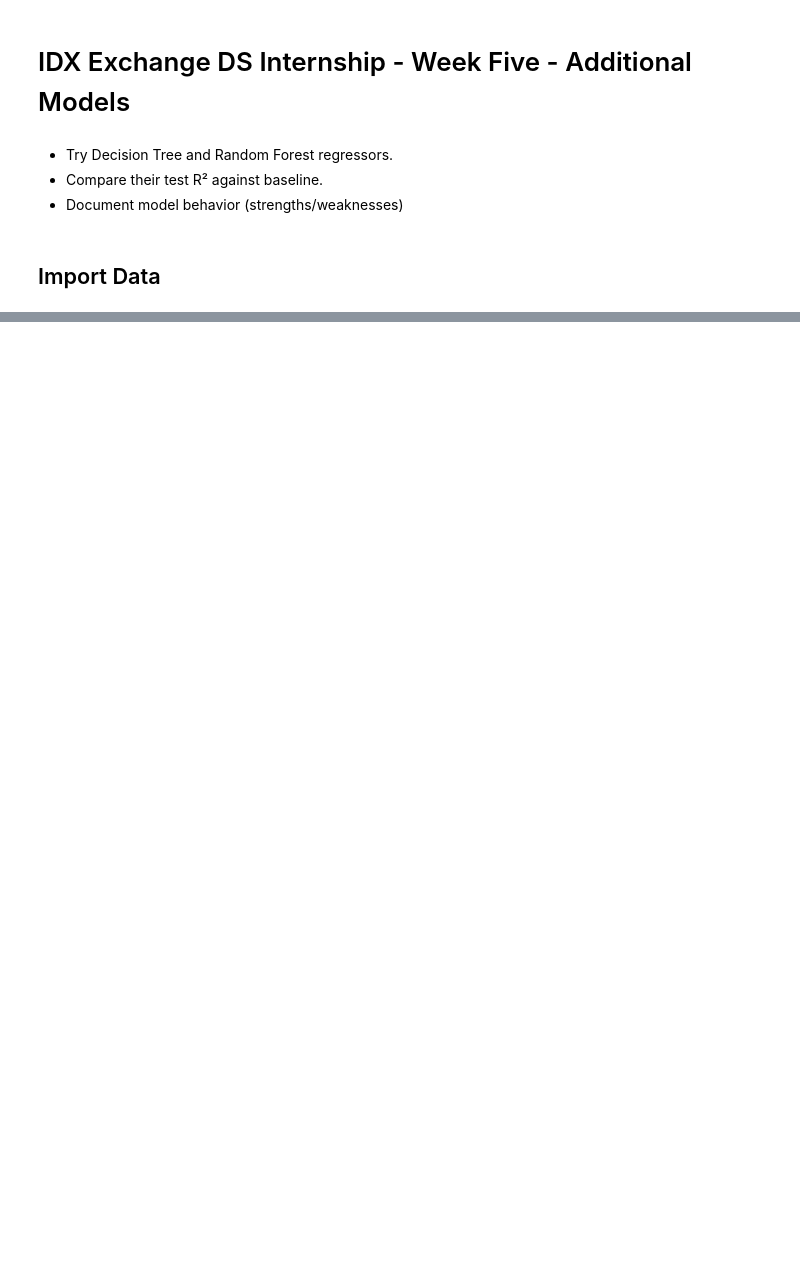
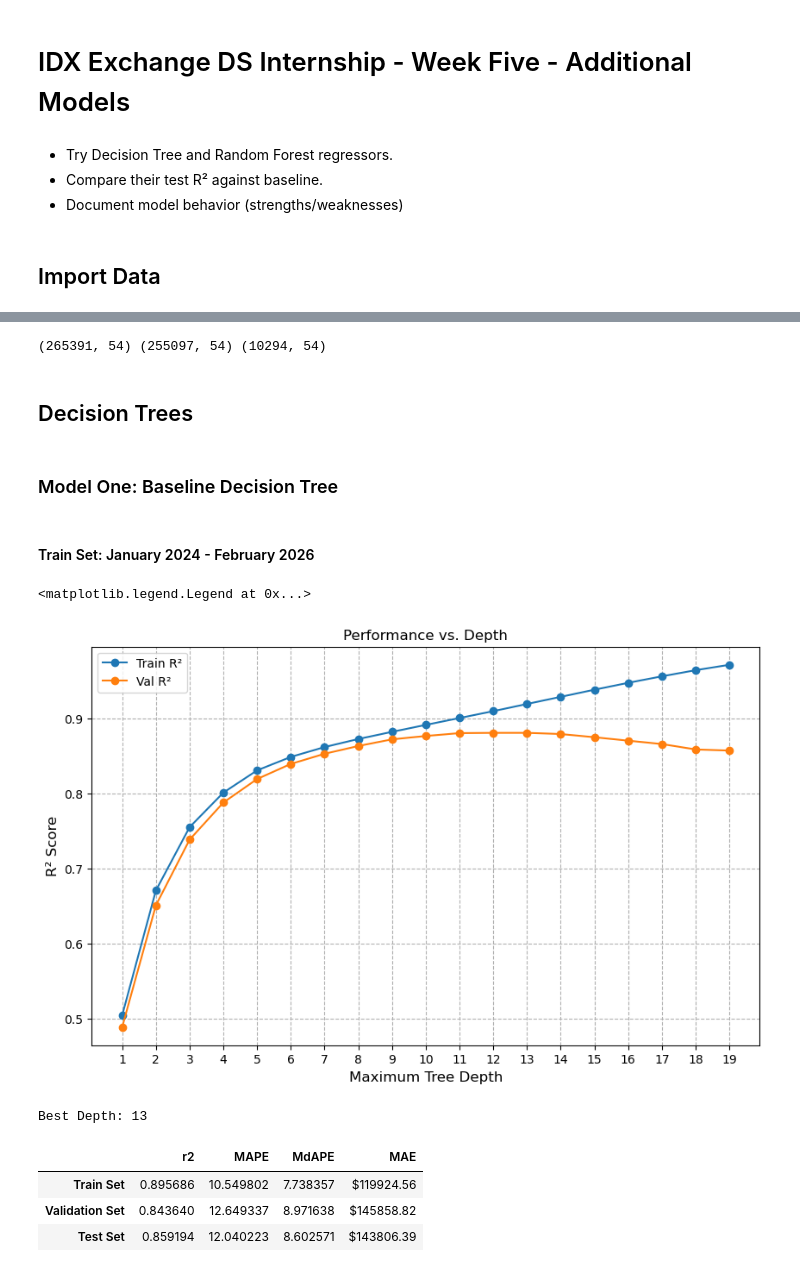
Before and after one commit to Smorgasbordy/IDX-Exchange-Data-Science, a Jupyter notebook: 04_model_comparison.ipynb, the cells around one changed output, grey strips where cells are left out. Saved outputs shown, nothing was run; the diff lists cells and outputs as text; code cells hidden in the pictures; blank space fills up the shorter version.

```diff
--- a/04_model_comparison.ipynb
+++ b/04_model_comparison.ipynb
@@ -725,0 +27,13 @@ The model performs very very slightly better when min_samples_leaf is set to 3 i
+# %%
+# Create a validation set out of the training data
+
+# Training Set: January 2024 - February 2026
+# Validation Set: March 2026
+# Test Set: April 2026
+
+training = train_and_val[~(train_and_val["PropertyMonth"] == "2026-03-01")]
+validation = train_and_val[train_and_val["PropertyMonth"] == "2026-03-01"]
+
+print(train_and_val.shape, training.shape, validation.shape)
+# %% [output]
+(265391, 54) (255097, 54) (10294, 54)
@@ -725,0 +106,66 @@ The model performs very very slightly better when min_samples_leaf is set to 3 i
+# %% [markdown]
+## Decision Trees
+# %% [markdown]
+### Model One: Baseline Decision Tree
+# %% [markdown]
+#### Train Set: January 2024 - February 2026
+# %%
+# Use the full set of available months (26 months)
+
+x_train = training[common_cols].drop(columns = ["PropertyMonth", "ClosePriceLog"])
+y_train = training["ClosePriceLog"]
+# %%
+depths = range(1, 20)
+
+train_r2_scores = {}
+val_r2_scores = {}
+
+for depth in depths:
+    model = DecisionTreeRegressor(max_depth=depth, random_state=42)
+    model.fit(x_train, y_train)
+
+    train_r2 = model.score(x_train, y_train)
+    val_r2 = model.score(x_val, y_val)
+
+    train_r2_scores[depth] = train_r2
+    val_r2_scores[depth] = val_r2
+# %%
+plt.figure(figsize=(10, 6))
+plt.plot(train_r2_scores.keys(), list(train_r2_scores.values()), marker="o", label="Train R²")
+plt.plot(val_r2_scores.keys(), list(val_r2_scores.values()), marker="o", label="Val R²")
+
+plt.xlabel("Maximum Tree Depth", fontsize=12)
+plt.ylabel("R² Score", fontsize=12)
+plt.title("Performance vs. Depth")
+plt.xticks(depths)
+plt.grid(True, linestyle="--")
+plt.legend()
+# %% [output]
+<matplotlib.legend.Legend at 0x...>
+[figure, added]
+# %%
+best_depth = max(val_r2_scores, key=val_r2_scores.get)
+print(f"Best Depth: {best_depth}")
+
+model = DecisionTreeRegressor(max_depth=best_depth, random_state=42)
+model.fit(x_train, y_train)
+
+pred_train = model.predict(x_train)
+pred_val = model.predict(x_val)
+pred_test = model.predict(x_test)
+
+r2_train, mape_train, mdape_train, mae_train = metrics(y_train, pred_train)
+r2_val, mape_val, mdape_val, mae_val = metrics(y_val, pred_val)
+r2_test, mape_test, mdape_test, mae_test = metrics(y_test, pred_test)
+# %% [output]
+Best Depth: 13
+# %%
+model_one_v1 = metric_df(r2_train, mape_train, mdape_train, mae_train,
+                        r2_val, mape_val, mdape_val, mae_val,
+                        r2_test, mape_test, mdape_test, mae_test)
+model_one_v1
+# %% [output]
+|  | r2 | MAPE | MdAPE | MAE |
+| Train Set | 0.895686 | 10.549802 | 7.738357 | $119924.56 |
+| Validation Set | 0.843640 | 12.649337 | 8.971638 | $145858.82 |
+| Test Set | 0.859194 | 12.040223 | 8.602571 | $143806.39 |
```
Also changed, not shown: parts of 176 cells of this notebook.
